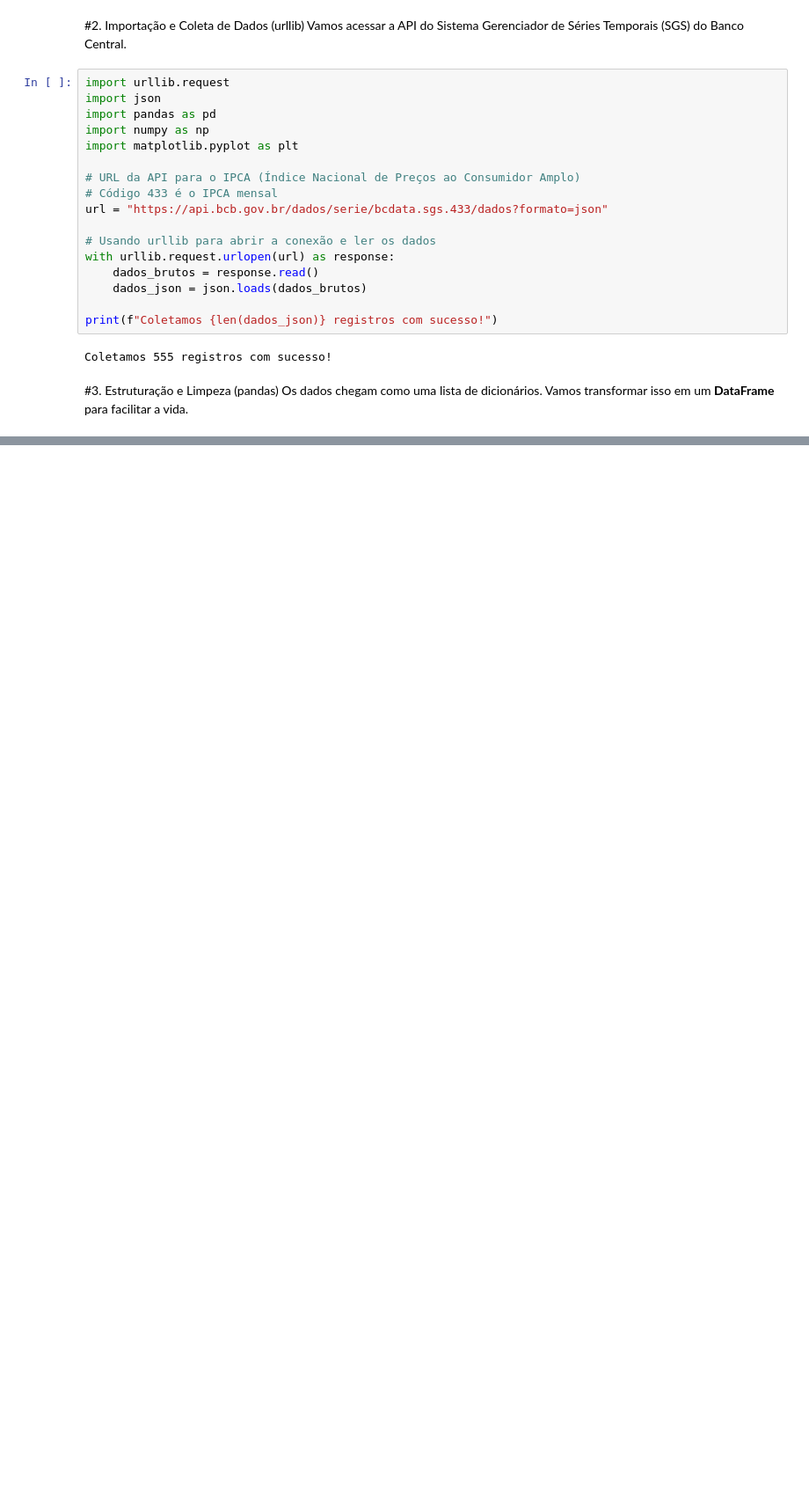
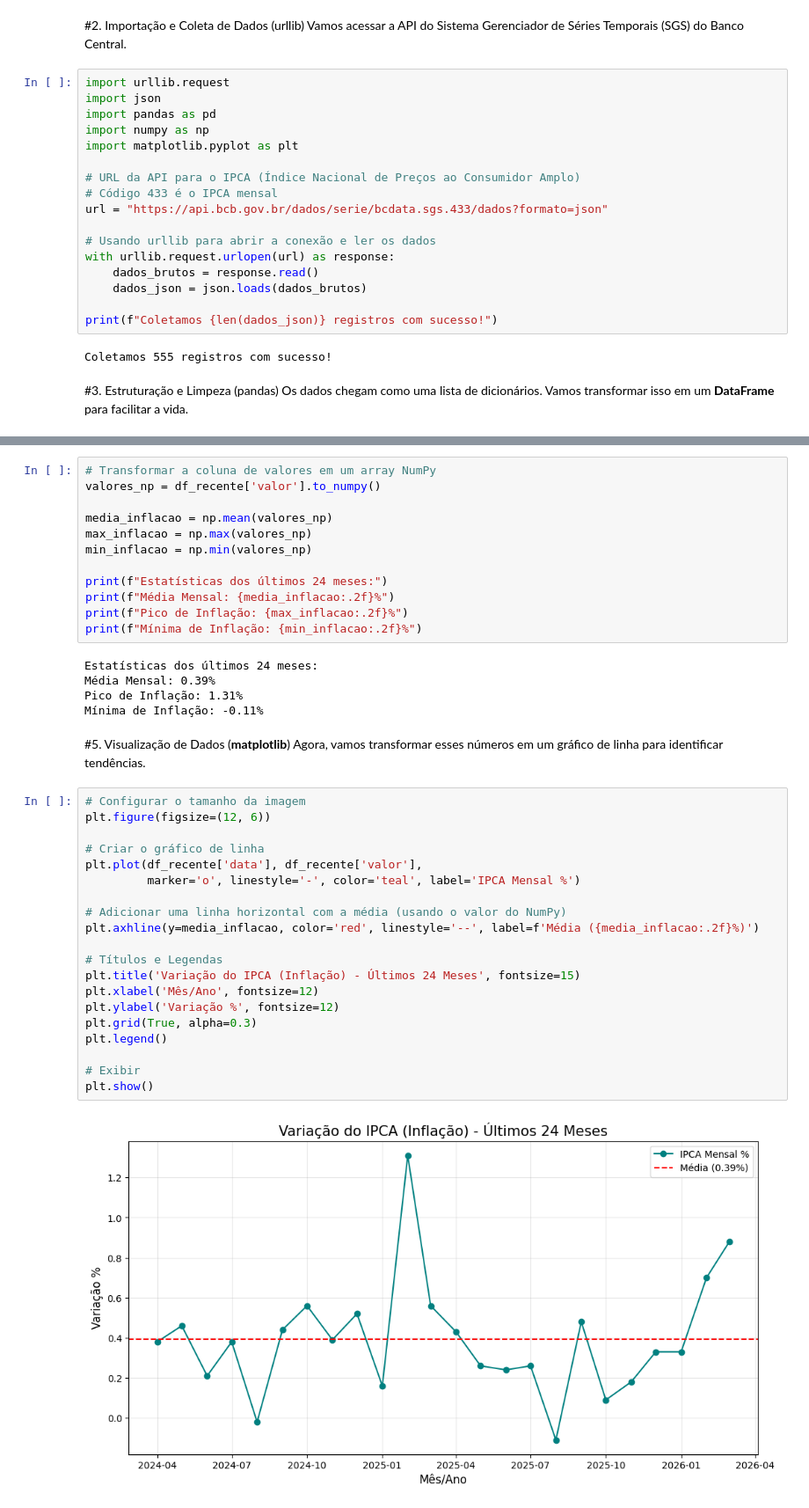
Before and after one commit to estefanioesteve10-source/coletData, a Jupyter notebook: coletData.ipynb, the cells around one changed output, grey strips where cells are left out. Shown at 88% size. Saved outputs shown, nothing was run; the diff lists cells and outputs as text; blank space fills up the shorter version.

```diff
--- a/coletData.ipynb
+++ b/coletData.ipynb
@@ -52,0 +63,42 @@ print(df_recente.head())
+# %%
+# Transformar a coluna de valores em um array NumPy
+valores_np = df_recente['valor'].to_numpy()
+
+media_inflacao = np.mean(valores_np)
+max_inflacao = np.max(valores_np)
+min_inflacao = np.min(valores_np)
+
+print(f"Estatísticas dos últimos 24 meses:")
+print(f"Média Mensal: {media_inflacao:.2f}%")
+print(f"Pico de Inflação: {max_inflacao:.2f}%")
+print(f"Mínima de Inflação: {min_inflacao:.2f}%")
+# %% [output]
+Estatísticas dos últimos 24 meses:
+Média Mensal: 0.39%
+Pico de Inflação: 1.31%
+Mínima de Inflação: -0.11%
+# %% [markdown]
+#5. Visualização de Dados (**matplotlib**)
+Agora, vamos transformar esses números em um gráfico de linha para identificar tendências.
+# %%
+# Configurar o tamanho da imagem
+plt.figure(figsize=(12, 6))
+
+# Criar o gráfico de linha
+plt.plot(df_recente['data'], df_recente['valor'],
+         marker='o', linestyle='-', color='teal', label='IPCA Mensal %')
+
+# Adicionar uma linha horizontal com a média (usando o valor do NumPy)
+plt.axhline(y=media_inflacao, color='red', linestyle='--', label=f'Média ({media_inflacao:.2f}%)')
+
+# Títulos e Legendas
+plt.title('Variação do IPCA (Inflação) - Últimos 24 Meses', fontsize=15)
+plt.xlabel('Mês/Ano', fontsize=12)
+plt.ylabel('Variação %', fontsize=12)
+plt.grid(True, alpha=0.3)
+plt.legend()
+
+# Exibir
+plt.show()
+# %% [output]
+[figure, added]
```
Also changed, not shown: parts of 2 cells of this notebook.
